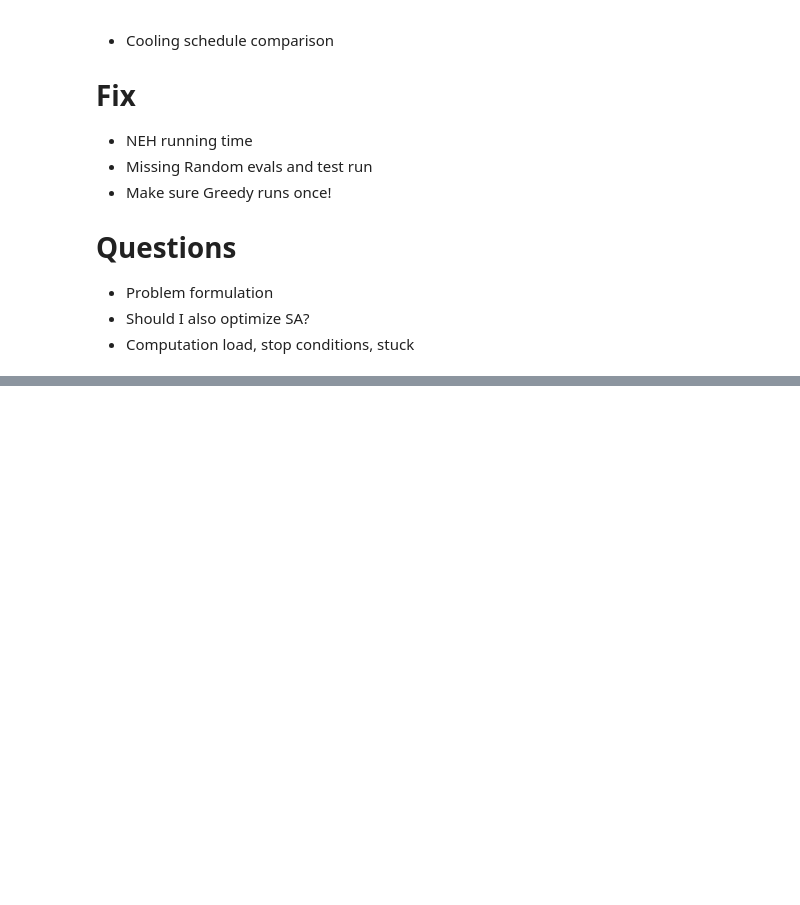
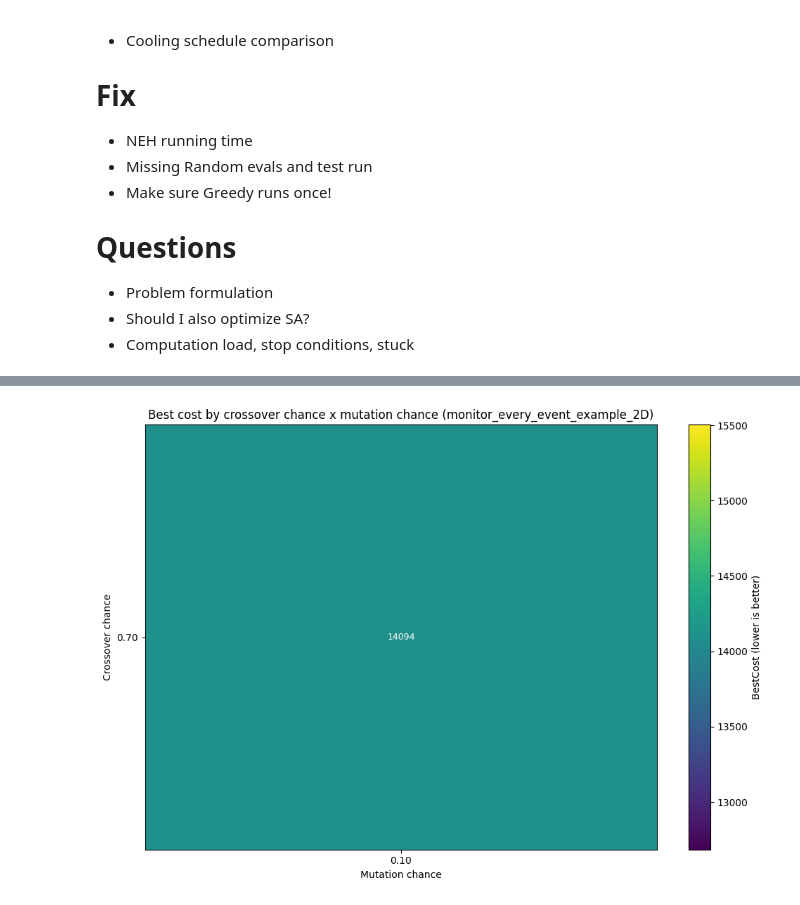
Before and after one commit to CichySA/Optimization_methods, a Jupyter notebook: Analysis/Test.ipynb, the cells around one changed output, grey strips where cells are left out. Saved outputs shown, nothing was run; the diff lists cells and outputs as text; code cells hidden in the pictures; blank space fills up the shorter version.

```diff
--- a/Analysis/Test.ipynb
+++ b/Analysis/Test.ipynb
@@ -475,0 +624,81 @@ score_pivot
+# %%
+import json
+
+from file_io import EXPERIMENTS_ROOT
+
+import matplotlib.pyplot as plt
+import numpy as np
+import pandas as pd
+
+results_json = EXPERIMENTS_ROOT / "monitor_every_event_example_2D" / "experiment_results.json"
+if not results_json.exists():
+    raise FileNotFoundError(f"Expected results file not found: {results_json}")
+
+with open(results_json, "r") as f:
+    data = json.load(f)
+
+rows = []
+for run in data:
+    parameters = run.get("Parameters") or {}
+    best = run.get("Best") or {}
+
+    crossover_rate = parameters.get("CrossoverRate")
+    mutation_rate = parameters.get("MutationRate")
+    best_cost = best.get("Cost")
+
+    if crossover_rate is None or mutation_rate is None or best_cost is None:
+        continue
+
+    rows.append(
+        {
+            "CrossoverRate": float(crossover_rate),
+            "MutationRate": float(mutation_rate),
+            "BestCost": float(best_cost),
+        }
+    )
+
+if not rows:
+    raise RuntimeError("No valid rows found with CrossoverRate, MutationRate, and Best.Cost.")
+
+df = pd.DataFrame(rows)
+
+# Best (minimum) result for each crossover x mutation combination.
+best_by_combo = (
+    df.groupby(["CrossoverRate", "MutationRate"], as_index=False)["BestCost"]
+    .min()
+)
+
+heatmap_df = (
+    best_by_combo
+    .pivot(index="CrossoverRate", columns="MutationRate", values="BestCost")
+    .sort_index()
+    .sort_index(axis=1)
+)
+
+fig, ax = plt.subplots(figsize=(10, 7))
+im = ax.imshow(heatmap_df.values, cmap="viridis", aspect="auto")
+
+ax.set_xticks(np.arange(len(heatmap_df.columns)))
+ax.set_yticks(np.arange(len(heatmap_df.index)))
+ax.set_xticklabels([f"{x:.2f}" for x in heatmap_df.columns])
+ax.set_yticklabels([f"{y:.2f}" for y in heatmap_df.index])
+ax.set_xlabel("Mutation chance")
+ax.set_ylabel("Crossover chance")
+ax.set_title("Best cost by crossover chance x mutation chance (monitor_every_event_example_2D)")
+
+# Annotate each heatmap cell with the best cost.
+for i in range(heatmap_df.shape[0]):
+    for j in range(heatmap_df.shape[1]):
+        value = heatmap_df.iloc[i, j]
+        if pd.notna(value):
+            ax.text(j, i, f"{int(value)}", ha="center", va="center", color="white", fontsize=9)
+
+cbar = fig.colorbar(im, ax=ax)
+cbar.set_label("BestCost (lower is better)")
+
+plt.tight_layout()
+plt.show()
+
+heatmap_df
+# %% [output]
+[figure, added]
```
Also changed, not shown: parts of 5 cells of this notebook, 44 other files.
